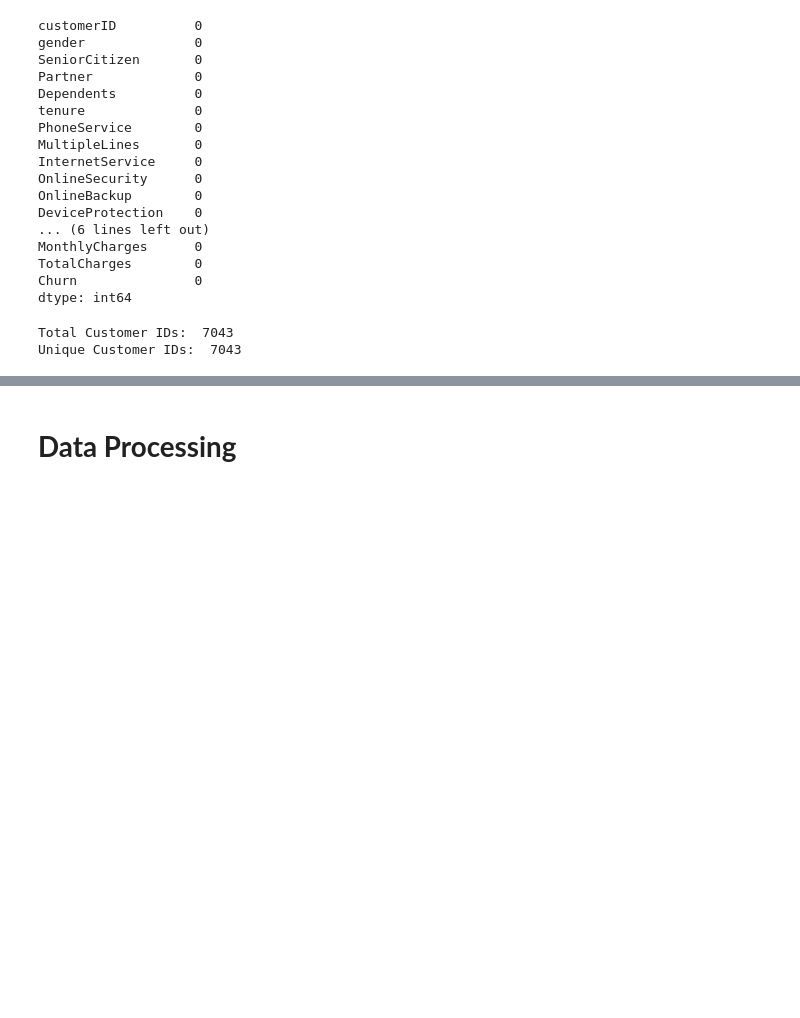
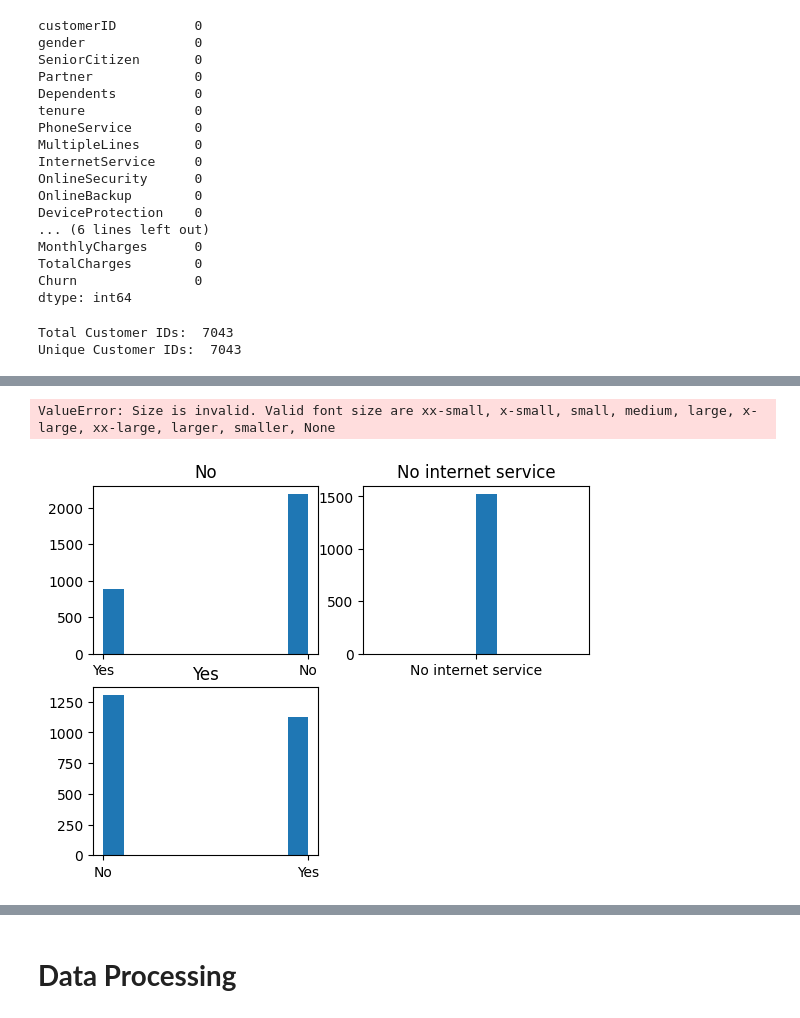
Before and after one commit to akshayyewle/Marketing-Analytics, a Jupyter notebook: Telecom Customers Survival Analysis/PF00 - 18 Oct 2023.ipynb, the cells around one changed output, grey strips where cells are left out. Cells and saved outputs as stored; diff of their text form; code cells hidden in the pictures; blank space fills up the shorter version.

```diff
--- a/Telecom Customers Survival Analysis/PF00 - 18 Oct 2023.ipynb
+++ b/Telecom Customers Survival Analysis/PF00 - 18 Oct 2023.ipynb
@@ -92,0 +108,3 @@ memory usage: 1.1+ MB
+# %%
+# Convert Data type
+df['TotalCharges'] = pd.to_numeric(df['TotalCharges'],errors='coerce')
@@ -92,0 +133,2 @@ memory usage: 1.1+ MB
+# %%
+df['Churn_Enc'] = df['Churn'].apply(lambda x: 1 if x =='Yes' else 0)
@@ -92,0 +190,2 @@ memory usage: 1.1+ MB
+# %%
+df['TotalCharges'].fillna(value=df['TotalCharges'].median(),inplace=True)
@@ -143,0 +248,5 @@ px.histogram(df,'MonthlyCharges')
+# %%
+df.hist('OnlineSecurity','OnlineBackup','DeviceProtection','StreamingTV')
+# %% [output]
+ValueError: Size is invalid. Valid font size are xx-small, x-small, small, medium, large, x-large, xx-large, larger, smaller, None
+[figure, added]
```
Also changed, not shown: parts of 23 cells of this notebook.
